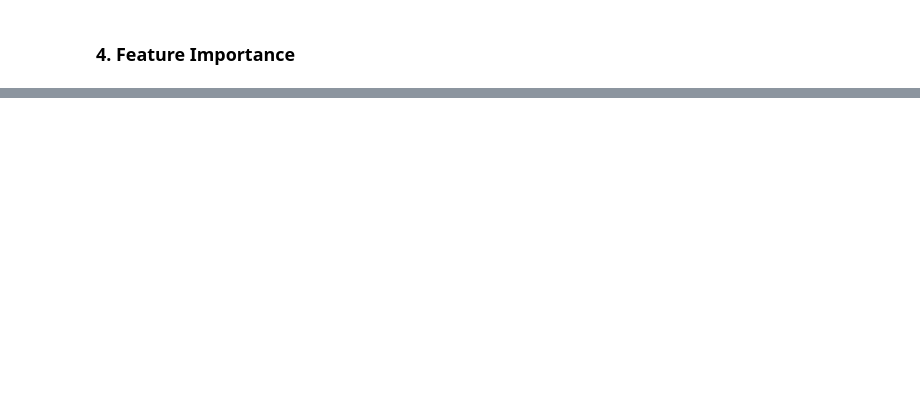
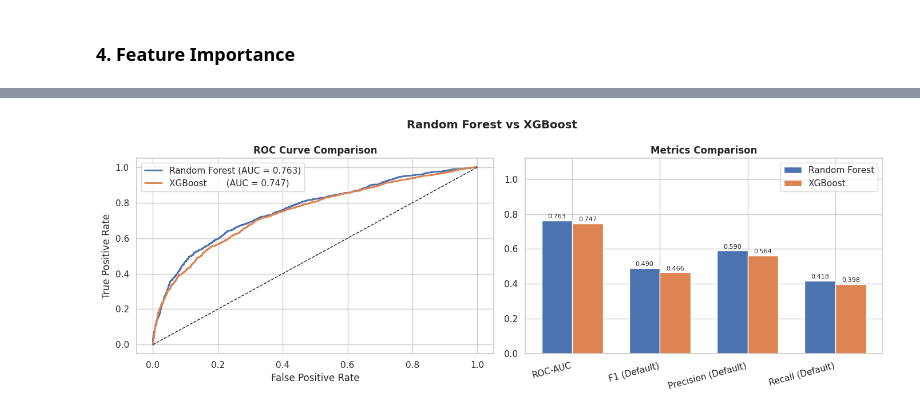
Before and after one commit to riccardo03/FinTech-Project, a Jupyter notebook: project.ipynb, the cells around one changed output, grey strips where cells are left out. Drawn from its saved outputs; the diff is of its cells as text; code cells hidden in the pictures; blank space fills up the shorter version.

```diff
--- a/project.ipynb
+++ b/project.ipynb
@@ -489,0 +680,19 @@ print(importances.nlargest(5).round(4))
+# %%
+from sklearn.metrics import accuracy_score, f1_score, precision_score, recall_score
+
+def metrics(y_true, y_pred, y_proba, name):
+    return {
+        "Model":     name,
+        "ROC-AUC":   round(roc_auc_score(y_true, y_proba), 4),
+        "Accuracy":  round(accuracy_score(y_true, y_pred), 4),
+        "F1 (Default)": round(f1_score(y_true, y_pred), 4),
+        "Precision (Default)": round(precision_score(y_true, y_pred), 4),
+        "Recall (Default)":    round(recall_score(y_true, y_pred), 4),
+    }
+
+results = pd.DataFrame([
+    metrics(y_test, y_pred,     y_proba,     "Random Forest"),
+    metrics(y_test, y_pred_xgb, y_proba_xgb, "XGBoost"),
+]).set_index("Model")
+
+display(results.style.highlight_max(axis=0, color="#c6efce").format("{:.4f}"))
@@ -489,0 +877,37 @@ print(importances.nlargest(5).round(4))
+# %%
+fig, axes = plt.subplots(1, 2, figsize=(14, 5))
+
+# --- ROC curves side by side ---
+fpr_rf, tpr_rf, _ = roc_curve(y_test, y_proba)
+auc_rf  = roc_auc_score(y_test, y_proba)
+auc_xgb = roc_auc_score(y_test, y_proba_xgb)
+
+axes[0].plot(fpr_rf,  tpr_rf,  lw=2, color="#4C72B0", label=f"Random Forest (AUC = {auc_rf:.3f})")
+axes[0].plot(fpr_xgb, tpr_xgb, lw=2, color="#DD8452", label=f"XGBoost       (AUC = {auc_xgb:.3f})")
+axes[0].plot([0, 1], [0, 1], "k--", lw=1)
+axes[0].set_xlabel("False Positive Rate")
+axes[0].set_ylabel("True Positive Rate")
+axes[0].set_title("ROC Curve Comparison", fontweight="bold")
+axes[0].legend()
+
+# --- Metrics bar chart ---
+metrics_plot = results[["ROC-AUC", "F1 (Default)", "Precision (Default)", "Recall (Default)"]].T
+x = np.arange(len(metrics_plot))
+w = 0.35
+bars1 = axes[1].bar(x - w/2, metrics_plot["Random Forest"], w, label="Random Forest", color="#4C72B0", edgecolor="white")
+bars2 = axes[1].bar(x + w/2, metrics_plot["XGBoost"],       w, label="XGBoost",       color="#DD8452", edgecolor="white")
+for bar in list(bars1) + list(bars2):
+    axes[1].text(bar.get_x() + bar.get_width()/2, bar.get_height() + 0.005,
+                 f"{bar.get_height():.3f}", ha="center", va="bottom", fontsize=8)
+axes[1].set_xticks(x)
+axes[1].set_xticklabels(metrics_plot.index, rotation=15, ha="right")
+axes[1].set_ylim(0, 1.12)
+axes[1].set_title("Metrics Comparison", fontweight="bold")
+axes[1].legend()
+
+plt.suptitle("Random Forest vs XGBoost", fontsize=14, fontweight="bold")
+plt.tight_layout()
+plt.savefig("plot_model_comparison.png", dpi=150, bbox_inches="tight")
+plt.show()
+# %% [output]
+[figure, added]
```
Also changed, not shown: parts of 23 cells of this notebook, 9 other files.
